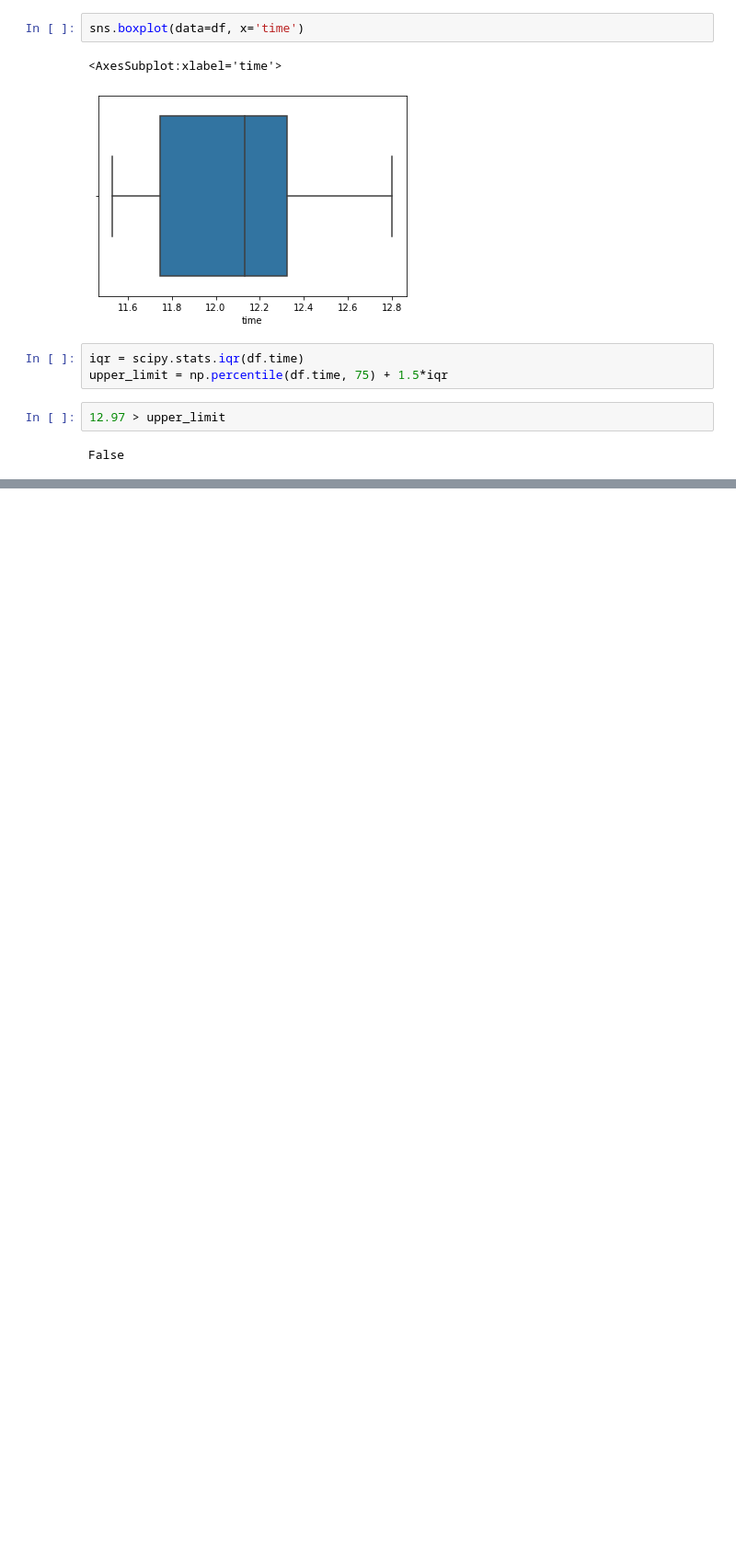
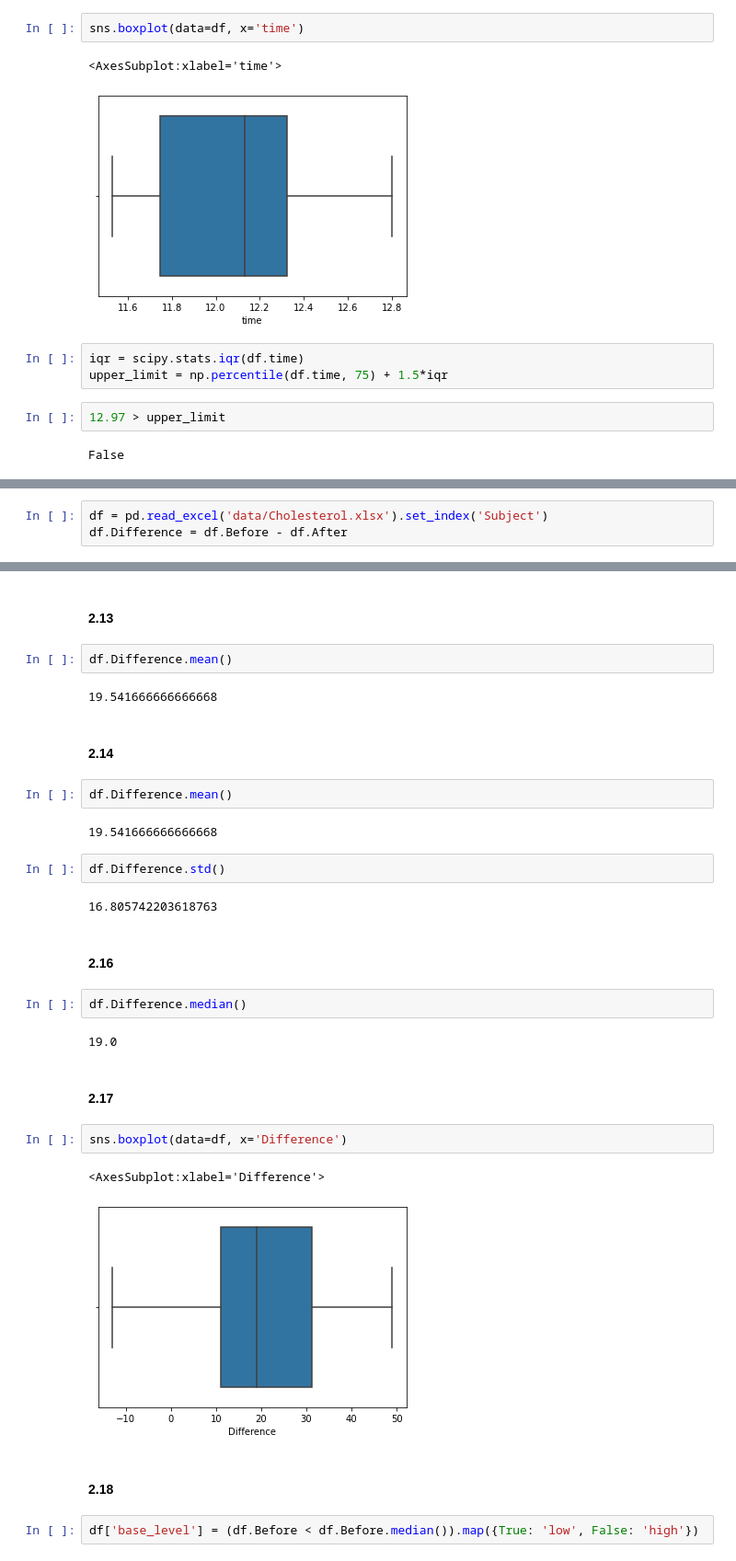
Before and after one commit to sendivogius/biostat, a Jupyter notebook: Chapter 2.ipynb, the cells around one changed output, grey strips where cells are left out. Shown: that part at 92% size. Cells and saved outputs as stored; diff of their text form; blank space fills up the shorter version.

```diff
--- a/Chapter 2.ipynb
+++ b/Chapter 2.ipynb
@@ -139,0 +143,3 @@ False
+# %%
+df = pd.read_excel('data/Cholesterol.xlsx').set_index('Subject')
+df.Difference = df.Before - df.After
@@ -139,0 +156,33 @@ False
+# %% [markdown]
+#### 2.13
+# %%
+df.Difference.mean()
+# %% [output]
+19.541666666666668
+# %% [markdown]
+#### 2.14
+# %%
+df.Difference.mean()
+# %% [output]
+19.541666666666668
+# %%
+df.Difference.std()
+# %% [output]
+16.805742203618763
+# %% [markdown]
+#### 2.16
+# %%
+df.Difference.median()
+# %% [output]
+19.0
+# %% [markdown]
+#### 2.17
+# %%
+sns.boxplot(data=df, x='Difference')
+# %% [output]
+<AxesSubplot:xlabel='Difference'>
+[figure, added]
+# %% [markdown]
+#### 2.18
+# %%
+df['base_level'] = (df.Before < df.Before.median()).map({True: 'low', False: 'high'})
```
Also changed, not shown: parts of 16 cells of this notebook, 1 other file.
